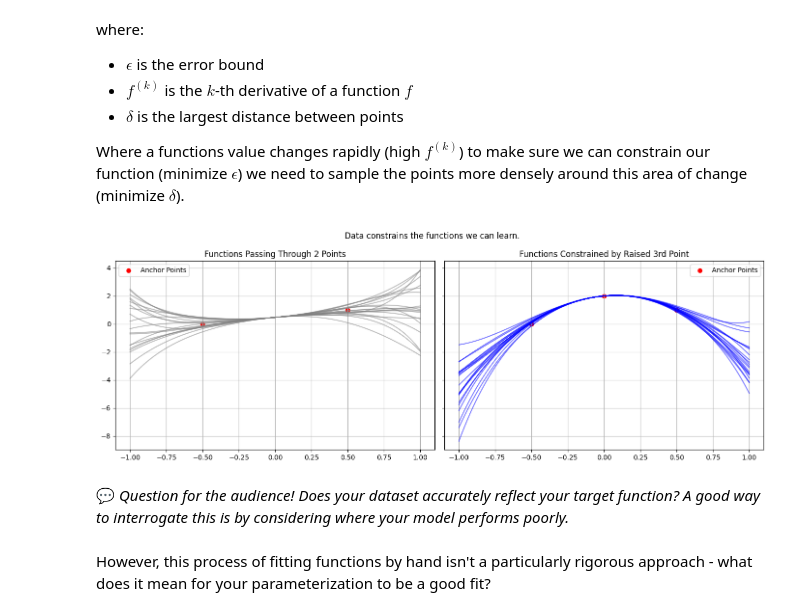
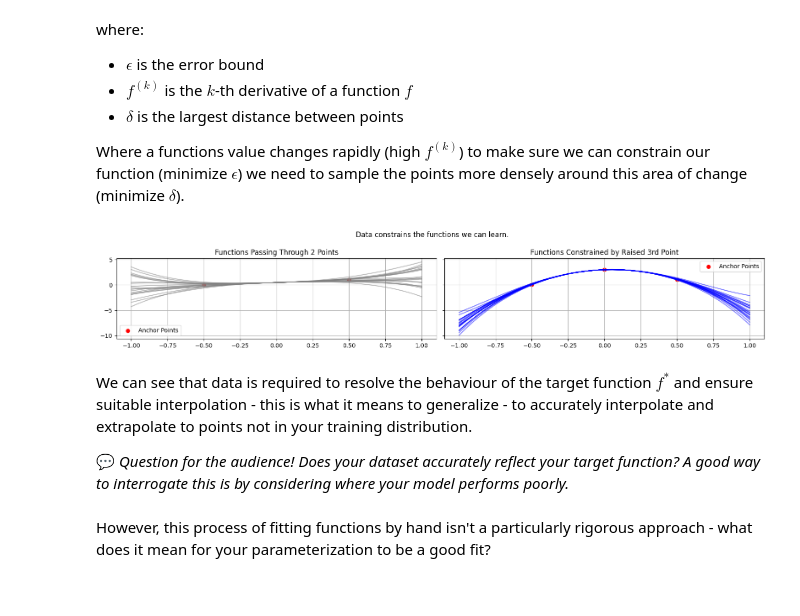
Before and after one commit to nextgenerationgraduatesprogram/nextgen25-mlai-workshop01, a Jupyter notebook: notebooks/main.ipynb, the cells around one changed output. Drawn from its saved outputs; the diff is of its cells as text; code cells hidden in the pictures.

```diff
--- a/notebooks/main.ipynb
+++ b/notebooks/main.ipynb
@@ -487,12 +486,12 @@ where:
 
 Where a functions value changes rapidly (high $f^{(k)}$) to make sure we can constrain our function (minimize $\epsilon$) we need to sample the points more densely around this area of change (minimize $\delta$).
 # %%
-# Define a domain and anchor points
+# fefine a domain and anchor points
 x = np.linspace(-1, 1, 200)
 x2 = np.array([-0.5, 0.5])
 y2 = np.array([0.0, 1.0])
 
-# Generate a set of random functions that fit exactly through the 2 points
+# generate a set of functions that fit exactly through the 2 points
 functions_2pts = []
 for _ in range(20):
     coeffs = np.random.randn(6)
@@ -501,44 +500,46 @@ for _ in range(20):
     coeffs[:2] = correction[:2]
     functions_2pts.append(np.poly1d(coeffs[::-1]))
 
-# Add a third point
+# add a third point
 x3 = np.append(x2, [0.0])
-y3 = np.append(y2, [2.0])  # raise the third point significantly
+y3 = np.append(y2, [3.0])  # raise the third point significantly
 
-# Re-generate functions that fit all 3 points
+# generate functions that fit all 3 points
 functions_3pts_high = []
 for _ in range(20):
     coeffs = np.random.randn(6)
     A = np.vstack([x3**i for i in range(6)]).T
     correction = np.linalg.lstsq(A, y3, rcond=None)[0]
     coeffs[:3] = correction[:3]
     functions_3pts_high.append(np.poly1d(coeffs[::-1]))
 
-# Plot the functions
-fig, axs = plt.subplots(1, 2, figsize=(14, 5), sharey=True)
+# plot the functions
+fig, axs = plt.subplots(1, 2, figsize=(16, 3), sharey=True)
 
-# Plot functions through 2 points
+# plot functions through 2 points
 axs[0].set_title("Functions Passing Through 2 Points")
 for f in functions_2pts:
     axs[0].plot(x, f(x), color='gray', alpha=0.5)
 axs[0].scatter(x2, y2, color='red', label='Anchor Points')
 axs[0].legend()
 axs[0].grid(True)
 
-# Plot functions through 3 points (with raised 3rd point)
+# plot functions through 3 points (with raised 3rd point)
 axs[1].set_title("Functions Constrained by Raised 3rd Point")
 for f in functions_3pts_high:
     axs[1].plot(x, f(x), color='blue', alpha=0.5)
 axs[1].scatter(x3, y3, color='red', label='Anchor Points')
 axs[1].legend()
 axs[1].grid(True)
 
 plt.suptitle("Data constrains the functions we can learn.")
 plt.tight_layout()
 plt.show()
 # %% [output]
-[figure, old version]
+[figure, new version]
 # %% [markdown]
+We can see that data is required to resolve the behaviour of the target function $f^{*}$ and ensure suitable interpolation - this is what it means to generalize - to accurately interpolate and extrapolate to points not in your training distribution.
+
 💬 *Question for the audience! Does your dataset accurately reflect your target function? A good way to interrogate this is by considering where your model performs poorly.*
 # %% [markdown]
 However, this process of fitting functions by hand isn't a particularly rigorous approach - what does it mean for your parameterization to be a good fit?
```
Also changed, not shown: parts of 20 cells of this notebook.
